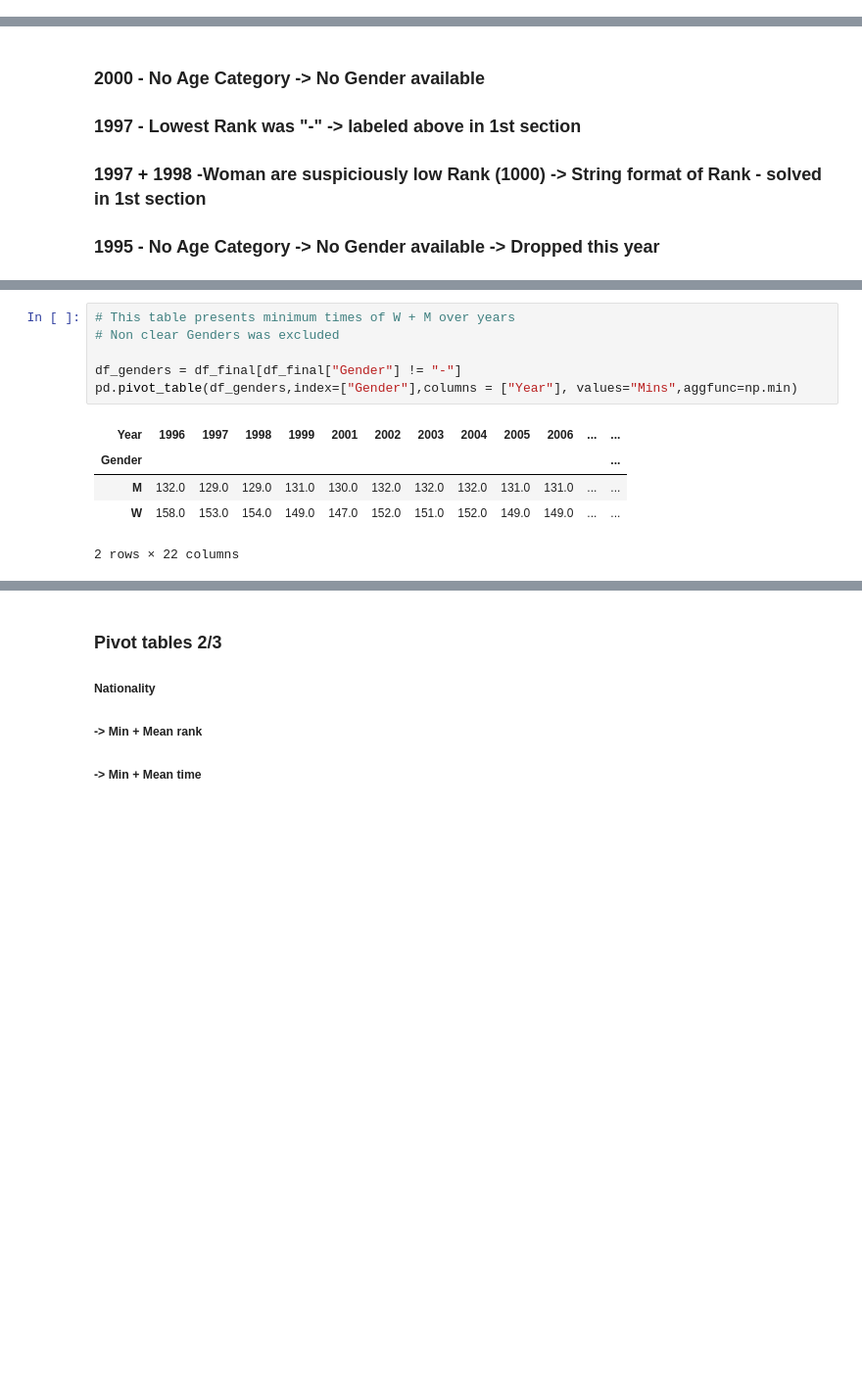
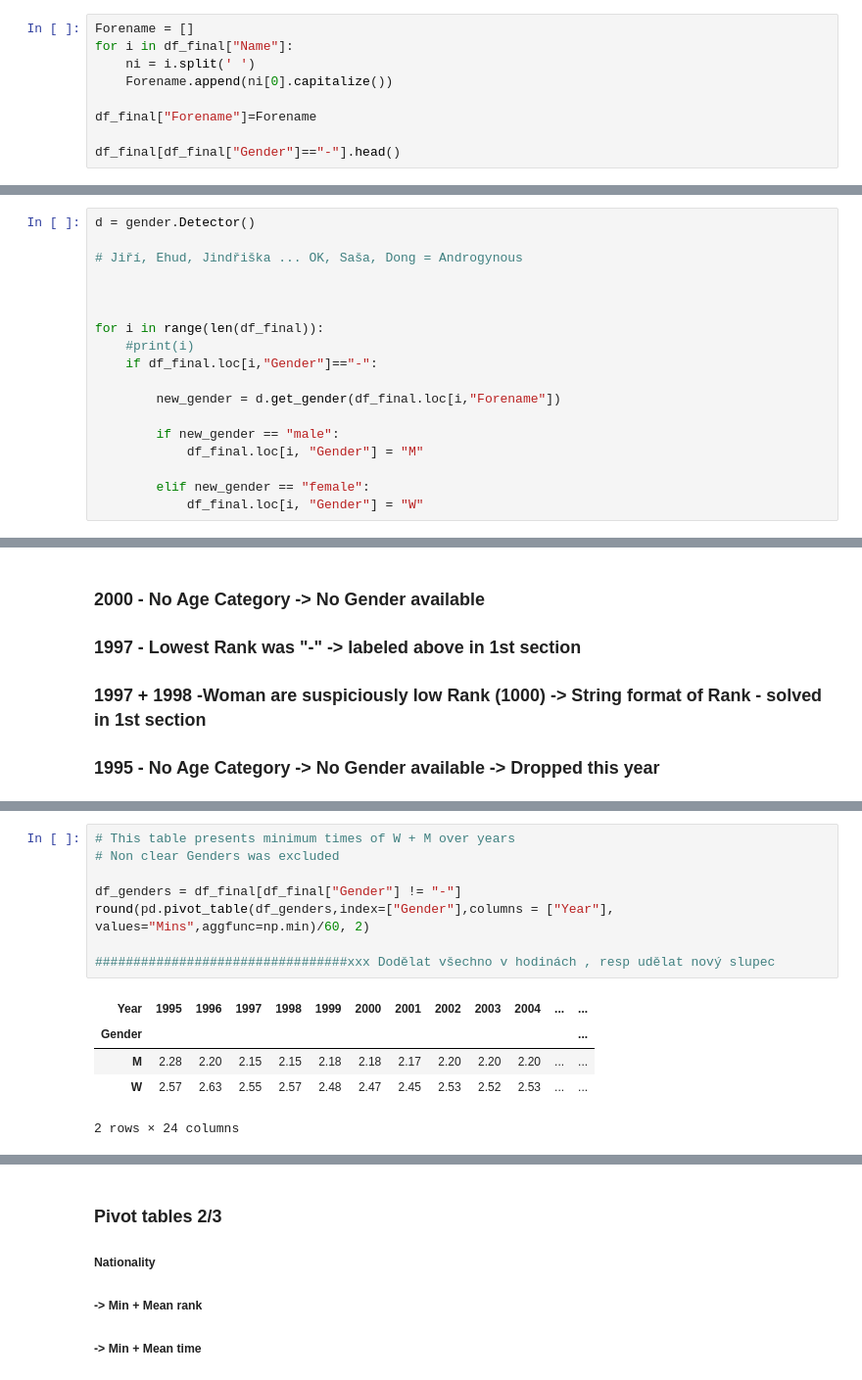
Before and after one commit to mrkoubek/Marathon-results-analysis, a Jupyter notebook: Data Analysis/Marathon_results_analysis.ipynb, the cells around one changed output, grey strips where cells are left out. Shown: that part at 98% size. Saved outputs shown, nothing was run; the diff lists cells and outputs as text; blank space fills up the shorter version.

```diff
--- a/Data Analysis/Marathon_results_analysis.ipynb
+++ b/Data Analysis/Marathon_results_analysis.ipynb
@@ -385,0 +388,9 @@ plt.show()
+# %%
+Forename = []
+for i in df_final["Name"]:
+    ni = i.split(' ')
+    Forename.append(ni[0].capitalize())
+
+df_final["Forename"]=Forename
+
+df_final[df_final["Gender"]=="-"].head()
@@ -385,0 +404,18 @@ plt.show()
+# %%
+d = gender.Detector()
+
+# Jiří, Ehud, Jindřiška ... OK, Saša, Dong = Androgynous
+
+
+
+for i in range(len(df_final)):
+    #print(i)
+    if df_final.loc[i,"Gender"]=="-":
+
+        new_gender = d.get_gender(df_final.loc[i,"Forename"])
+
+        if new_gender == "male":
+            df_final.loc[i, "Gender"] = "M"
+
+        elif new_gender == "female":
+            df_final.loc[i, "Gender"] = "W"
@@ -422,15 +473,17 @@ pd.pivot_table(df_genders,index=["Gender"],columns = ["Year"], values="Mins",agg
 # %%
 # This table presents minimum times of W + M over years
 # Non clear Genders was excluded
 
 df_genders = df_final[df_final["Gender"] != "-"]
-pd.pivot_table(df_genders,index=["Gender"],columns = ["Year"], values="Mins",aggfunc=np.min)
+round(pd.pivot_table(df_genders,index=["Gender"],columns = ["Year"], values="Mins",aggfunc=np.min)/60, 2)
+
+#################################xxx Dodělat všechno v hodinách , resp udělat nový slupec
 # %% [output]
-| Year | 1996 | 1997 | 1998 | 1999 | 2001 | 2002 | 2003 | 2004 | 2005 | 2006 | ... | ... |
+| Year | 1995 | 1996 | 1997 | 1998 | 1999 | 2000 | 2001 | 2002 | 2003 | 2004 | ... | ... |
 | Gender |  |  |  |  |  |  |  |  |  |  |  | ... |
-| M | 132.0 | 129.0 | 129.0 | 131.0 | 130.0 | 132.0 | 132.0 | 132.0 | 131.0 | 131.0 | ... | ... |
-| W | 158.0 | 153.0 | 154.0 | 149.0 | 147.0 | 152.0 | 151.0 | 152.0 | 149.0 | 149.0 | ... | ... |
+| M | 2.28 | 2.20 | 2.15 | 2.15 | 2.18 | 2.18 | 2.17 | 2.20 | 2.20 | 2.20 | ... | ... |
+| W | 2.57 | 2.63 | 2.55 | 2.57 | 2.48 | 2.47 | 2.45 | 2.53 | 2.52 | 2.53 | ... | ... |
-2 rows × 22 columns
+2 rows × 24 columns
 # %%
 
 ## Let's plot Minimum and Mean times 1996-2019
```
Also changed, not shown: parts of 28 cells of this notebook.
